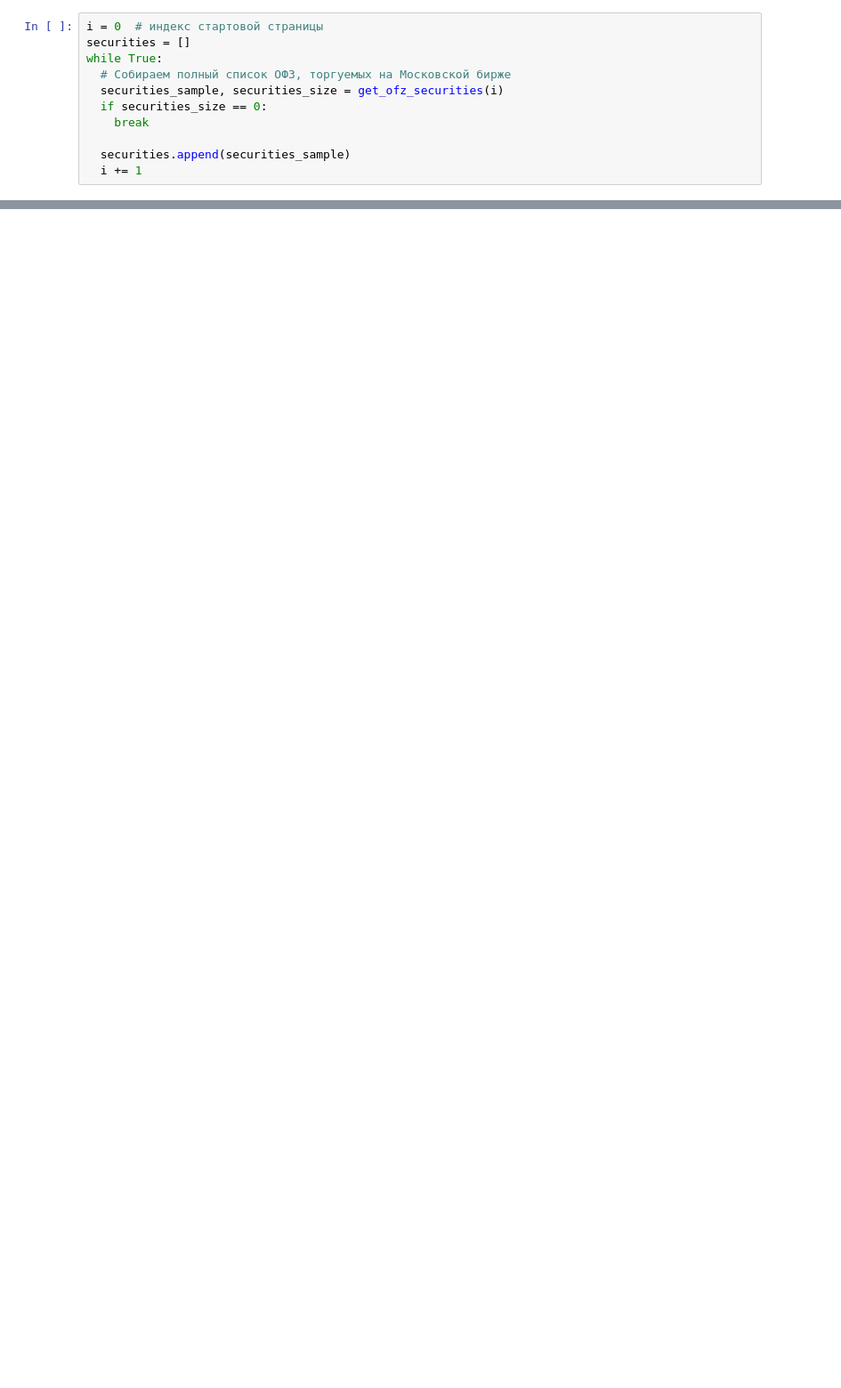
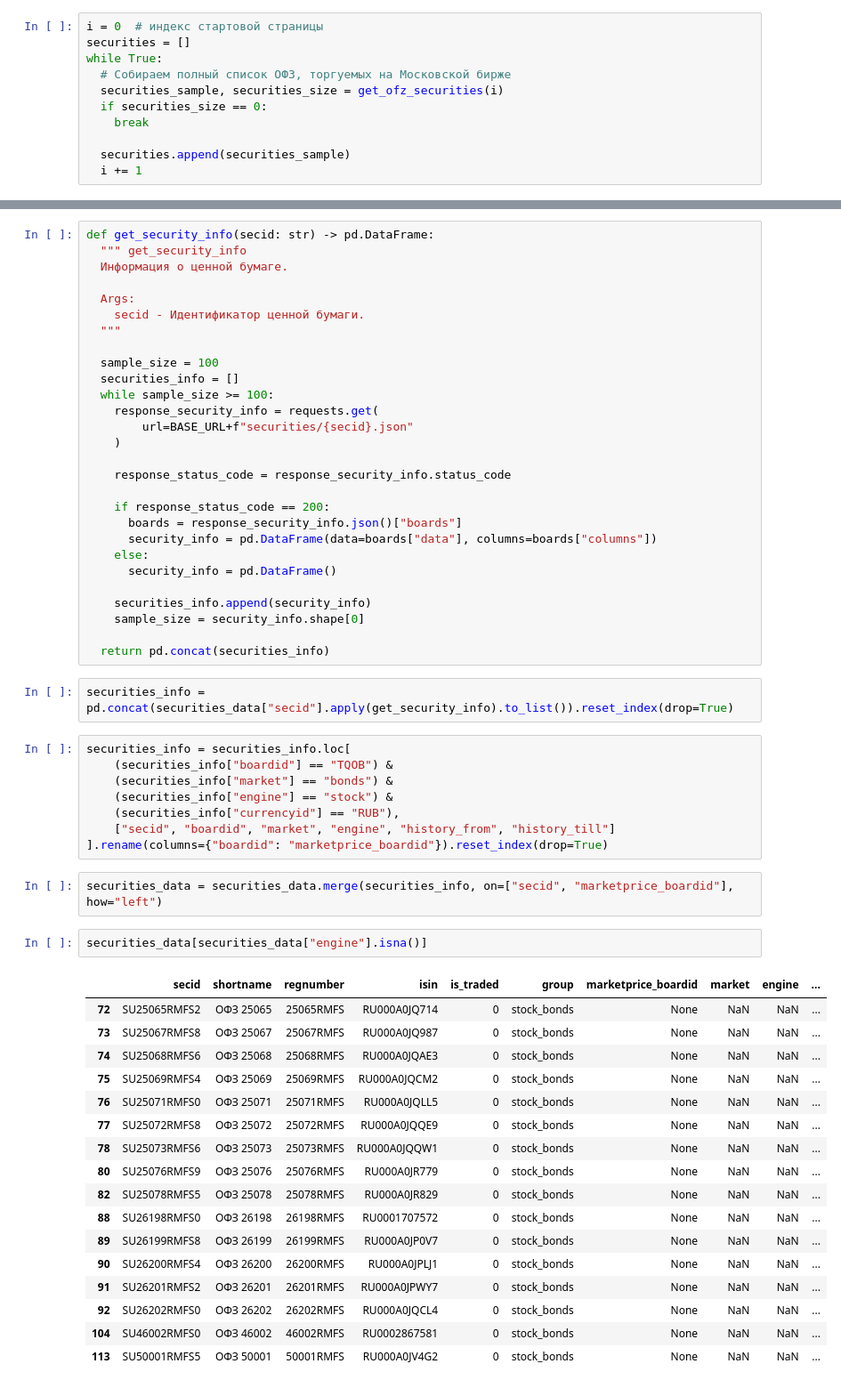
Before and after one commit to TheDrunkenBear/Optimal-OFZ-Entry, a Jupyter notebook: MOEX_Research.ipynb, the cells around one changed output, grey strips where cells are left out. Shown: that part at 89% size. Cells and saved outputs as stored; diff of their text form; blank space fills up the shorter version.

```diff
--- a/MOEX_Research.ipynb
+++ b/MOEX_Research.ipynb
@@ -62,0 +77,60 @@ display(securities_data.head(3))
+# %%
+def get_security_info(secid: str) -> pd.DataFrame:
+  """ get_security_info
+  Информация о ценной бумаге.
+
+  Args:
+    secid - Идентификатор ценной бумаги.
+  """
+
+  sample_size = 100
+  securities_info = []
+  while sample_size >= 100:
+    response_security_info = requests.get(
+        url=BASE_URL+f"securities/{secid}.json"
+    )
+
+    response_status_code = response_security_info.status_code
+
+    if response_status_code == 200:
+      boards = response_security_info.json()["boards"]
+      security_info = pd.DataFrame(data=boards["data"], columns=boards["columns"])
+    else:
+      security_info = pd.DataFrame()
+
+    securities_info.append(security_info)
+    sample_size = security_info.shape[0]
+
+  return pd.concat(securities_info)
+# %%
+securities_info = pd.concat(securities_data["secid"].apply(get_security_info).to_list()).reset_index(drop=True)
+# %%
+securities_info = securities_info.loc[
+    (securities_info["boardid"] == "TQOB") &
+    (securities_info["market"] == "bonds") &
+    (securities_info["engine"] == "stock") &
+    (securities_info["currencyid"] == "RUB"),
+    ["secid", "boardid", "market", "engine", "history_from", "history_till"]
+].rename(columns={"boardid": "marketprice_boardid"}).reset_index(drop=True)
+# %%
+securities_data = securities_data.merge(securities_info, on=["secid", "marketprice_boardid"], how="left")
+# %%
+securities_data[securities_data["engine"].isna()]
+# %% [output]
+|  | secid | shortname | regnumber | isin | is_traded | group | marketprice_boardid | market | engine | ... |
+| 72 | SU25065RMFS2 | ОФЗ 25065 | 25065RMFS | RU000A0JQ714 | 0 | stock_bonds | None | NaN | NaN | ... |
+| 73 | SU25067RMFS8 | ОФЗ 25067 | 25067RMFS | RU000A0JQ987 | 0 | stock_bonds | None | NaN | NaN | ... |
+| 74 | SU25068RMFS6 | ОФЗ 25068 | 25068RMFS | RU000A0JQAE3 | 0 | stock_bonds | None | NaN | NaN | ... |
+| 75 | SU25069RMFS4 | ОФЗ 25069 | 25069RMFS | RU000A0JQCM2 | 0 | stock_bonds | None | NaN | NaN | ... |
+| 76 | SU25071RMFS0 | ОФЗ 25071 | 25071RMFS | RU000A0JQLL5 | 0 | stock_bonds | None | NaN | NaN | ... |
+| 77 | SU25072RMFS8 | ОФЗ 25072 | 25072RMFS | RU000A0JQQE9 | 0 | stock_bonds | None | NaN | NaN | ... |
+| 78 | SU25073RMFS6 | ОФЗ 25073 | 25073RMFS | RU000A0JQQW1 | 0 | stock_bonds | None | NaN | NaN | ... |
+| 80 | SU25076RMFS9 | ОФЗ 25076 | 25076RMFS | RU000A0JR779 | 0 | stock_bonds | None | NaN | NaN | ... |
+| 82 | SU25078RMFS5 | ОФЗ 25078 | 25078RMFS | RU000A0JR829 | 0 | stock_bonds | None | NaN | NaN | ... |
+| 88 | SU26198RMFS0 | ОФЗ 26198 | 26198RMFS | RU0001707572 | 0 | stock_bonds | None | NaN | NaN | ... |
+| 89 | SU26199RMFS8 | ОФЗ 26199 | 26199RMFS | RU000A0JP0V7 | 0 | stock_bonds | None | NaN | NaN | ... |
+| 90 | SU26200RMFS4 | ОФЗ 26200 | 26200RMFS | RU000A0JPLJ1 | 0 | stock_bonds | None | NaN | NaN | ... |
+| 91 | SU26201RMFS2 | ОФЗ 26201 | 26201RMFS | RU000A0JPWY7 | 0 | stock_bonds | None | NaN | NaN | ... |
+| 92 | SU26202RMFS0 | ОФЗ 26202 | 26202RMFS | RU000A0JQCL4 | 0 | stock_bonds | None | NaN | NaN | ... |
+| 104 | SU46002RMFS0 | ОФЗ 46002 | 46002RMFS | RU0002867581 | 0 | stock_bonds | None | NaN | NaN | ... |
+| 113 | SU50001RMFS5 | ОФЗ 50001 | 50001RMFS | RU000A0JV4G2 | 0 | stock_bonds | None | NaN | NaN | ... |
```
Also changed, not shown: parts of 8 cells of this notebook.
